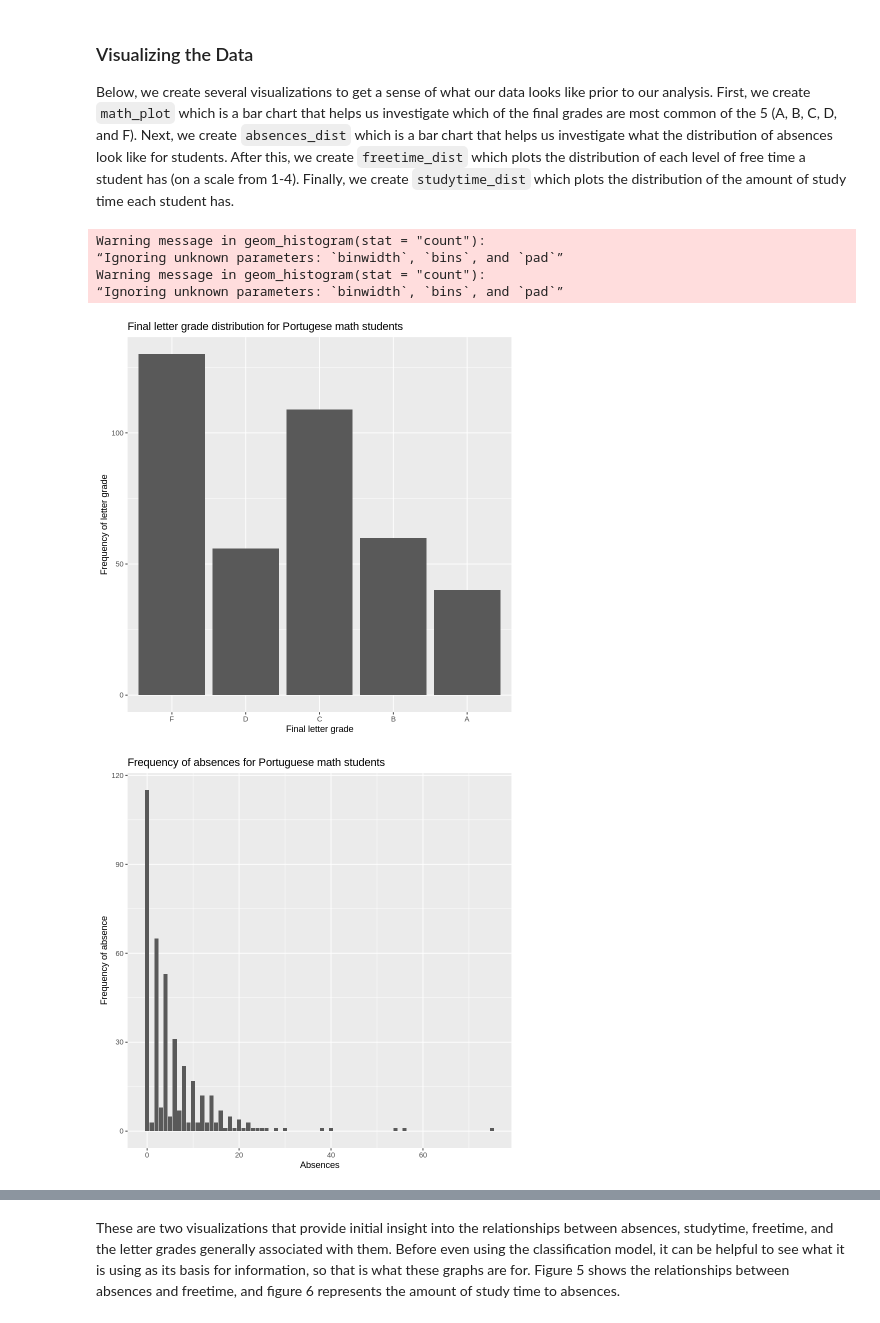
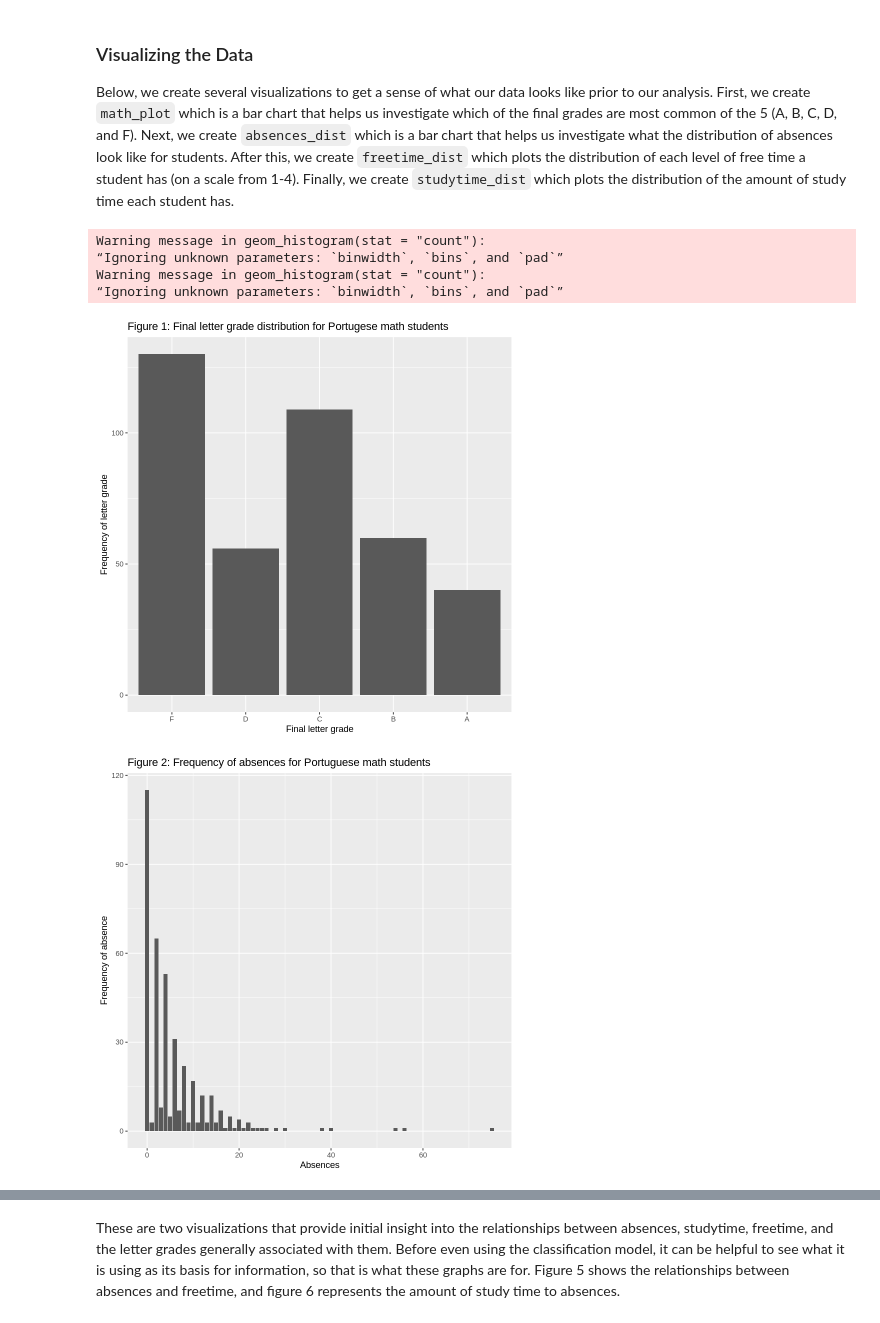
Before and after one commit to chloezandberg/dsci-100-project, a Jupyter notebook: project_final_report.ipynb, the cells around one changed output, grey strips where cells are left out. Cells and saved outputs as stored; diff of their text form; code cells hidden in the pictures.

Commit message:
Added figure names to graphs

```diff
--- a/project_final_report.ipynb
+++ b/project_final_report.ipynb
@@ -160,36 +160,36 @@ Below, we create several visualizations to get a sense of what our data looks li
 # %%
 math_plot <- ggplot(clean_math_data, aes(x=letter_grade)) +
                 geom_histogram(stat='count') +
                 labs(x="Final letter grade",
                 y="Frequency of letter grade") +
-                ggtitle("Final letter grade distribution for Portugese math students") # investigate which grades are most common
+                ggtitle("Figure 1: Final letter grade distribution for Portugese math students") # investigate which grades are most common
 
 absences_dist <- ggplot(clean_math_data, aes(x=absences)) + #  number of school absences (numeric: from 0 to 93)
                     geom_histogram(stat='count') +
                     labs(x='Absences',
                          y='Frequency of absence') +
-                        ggtitle('Frequency of absences for Portuguese math students')
+                        ggtitle('Figure 2: Frequency of absences for Portuguese math students')
 
 freetime_dist <- ggplot(clean_math_data, aes(x=freetime)) + # free time after school (numeric: from 1 - very low to 5 - very high)
                     geom_bar(stat='count') +
                     labs(x='Free time (1-5)',
                          y='Frequency of free time level') +
-                        ggtitle('Frequency of free time level for Portuguese math students')
+                        ggtitle('Figure 3: Frequency of free time level for Portuguese math students')
 
 studytime_dist <- ggplot(clean_math_data, aes(x=studytime)) + # weekly study time (numeric: 1 - <2 hours, 2 - 2 to 5 hours, 3 - 5 to 10 hours, or 4 - >10 hours)
                     geom_bar(stat='count') +
                     labs(x='Study time (1-4)',
                          y='Frequency of study time level') +
-                        ggtitle('Frequency of study time level for Portuguese math students')
+                        ggtitle('Figure 4: Frequency of study time level for Portuguese math students')
 
 math_plot
 absences_dist
 freetime_dist
 studytime_dist
 # %% [output]
 Warning message in geom_histogram(stat = "count"):
 “Ignoring unknown parameters: `binwidth`, `bins`, and `pad`”
 Warning message in geom_histogram(stat = "count"):
 “Ignoring unknown parameters: `binwidth`, `bins`, and `pad`”
-[figure, old version]
+[figure, new version]
-[figure, old version]
+[figure, new version]
```
Also changed, not shown: parts of 1 cell of this notebook.
